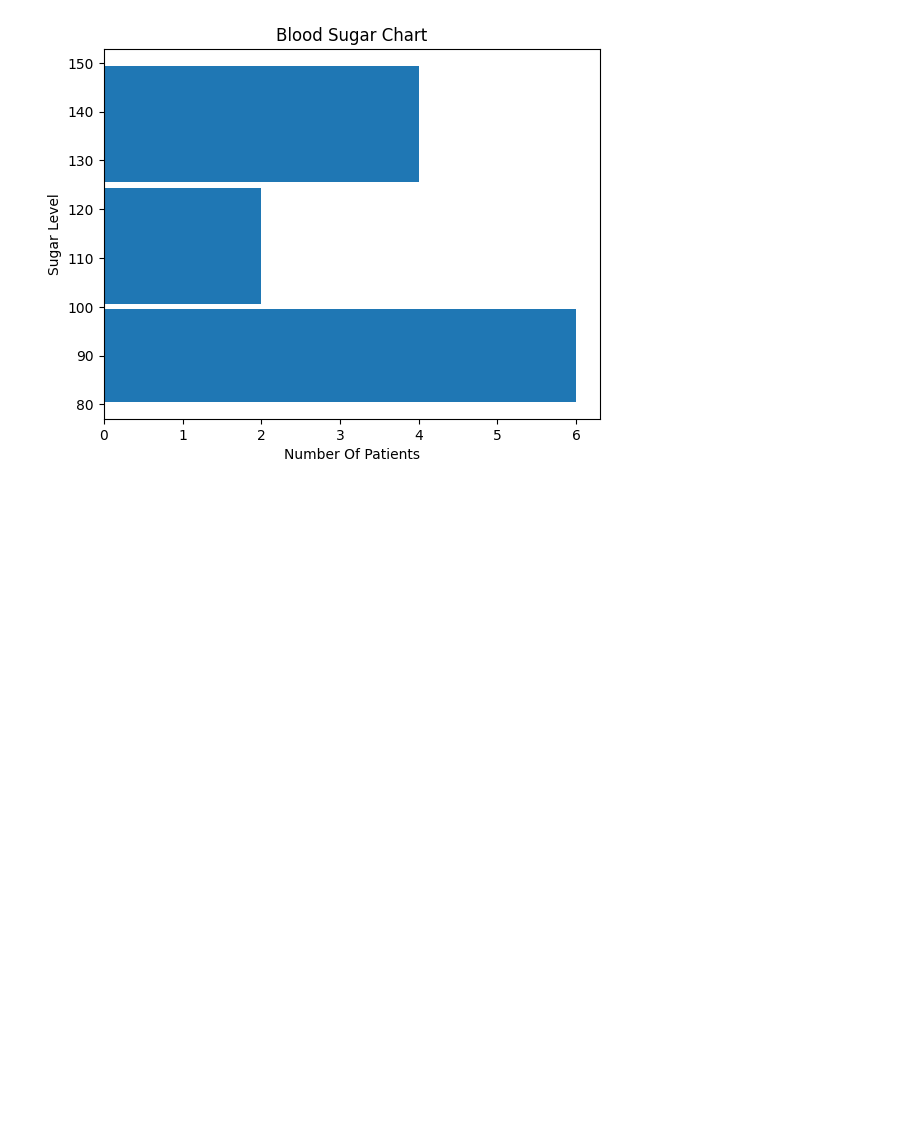
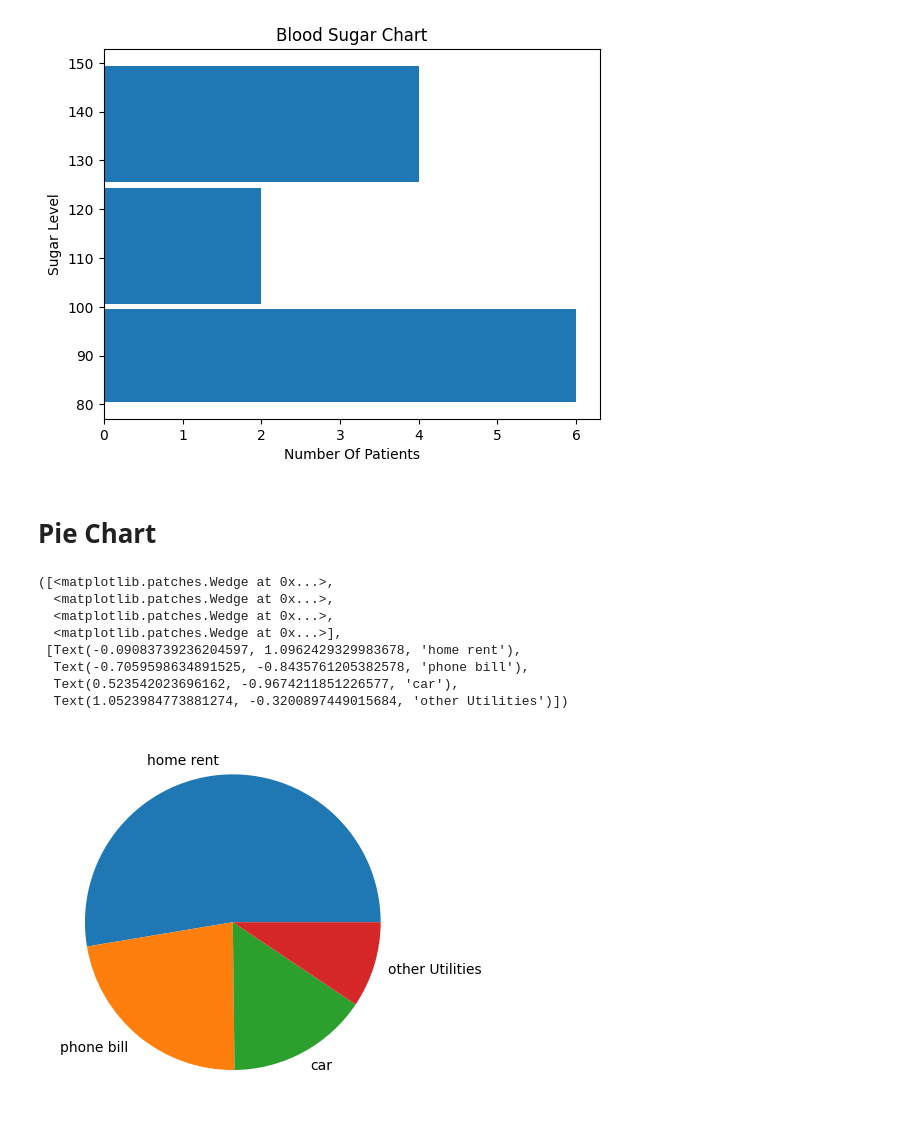
Before and after one commit to NarendarB0152/VignanUniversityWorkShop, a Jupyter notebook: Matplotlib/Matplotlib.ipynb, the cells around one changed output. Drawn from its saved outputs; the diff is of its cells as text; code cells hidden in the pictures; blank space fills up the shorter version.

```diff
--- a/Matplotlib/Matplotlib.ipynb
+++ b/Matplotlib/Matplotlib.ipynb
@@ -160,0 +163,16 @@ plt.hist(blood_sugar, bins=[80,100,125,150], rwidth=0.95, orientation='horizonta
+# %% [markdown]
+# Pie Chart
+# %%
+exp_vals=[1400,600,410,250]
+exp_labels=["home rent","phone bill","car","other Utilities"]
+plt.pie(exp_vals,labels=exp_labels)
+# %% [output]
+([<matplotlib.patches.Wedge at 0x...>,
+  <matplotlib.patches.Wedge at 0x...>,
+  <matplotlib.patches.Wedge at 0x...>,
+  <matplotlib.patches.Wedge at 0x...>],
+ [Text(-0.09083739236204597, 1.0962429329983678, 'home rent'),
+  Text(-0.7059598634891525, -0.8435761205382578, 'phone bill'),
+  Text(0.523542023696162, -0.9674211851226577, 'car'),
+  Text(1.0523984773881274, -0.3200897449015684, 'other Utilities')])
+[figure, added]
```
Also changed, not shown: parts of 7 cells of this notebook.
